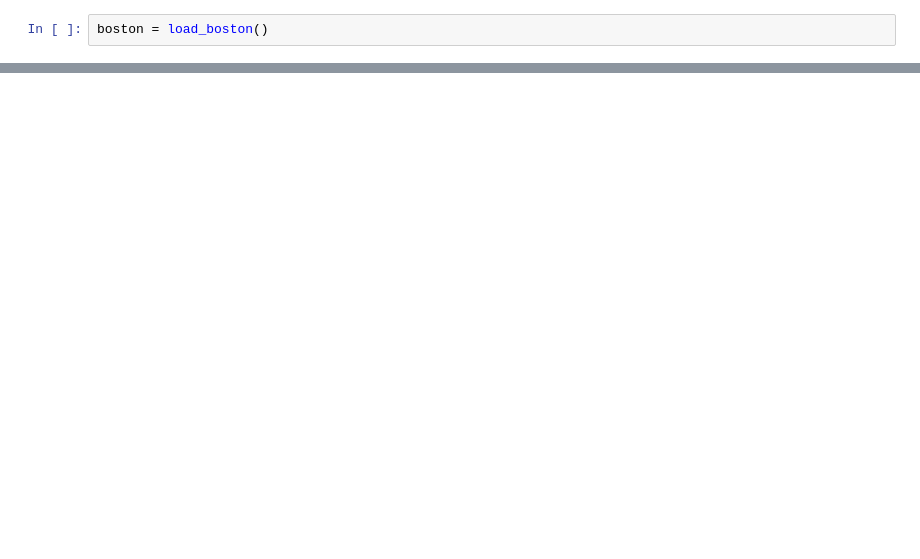
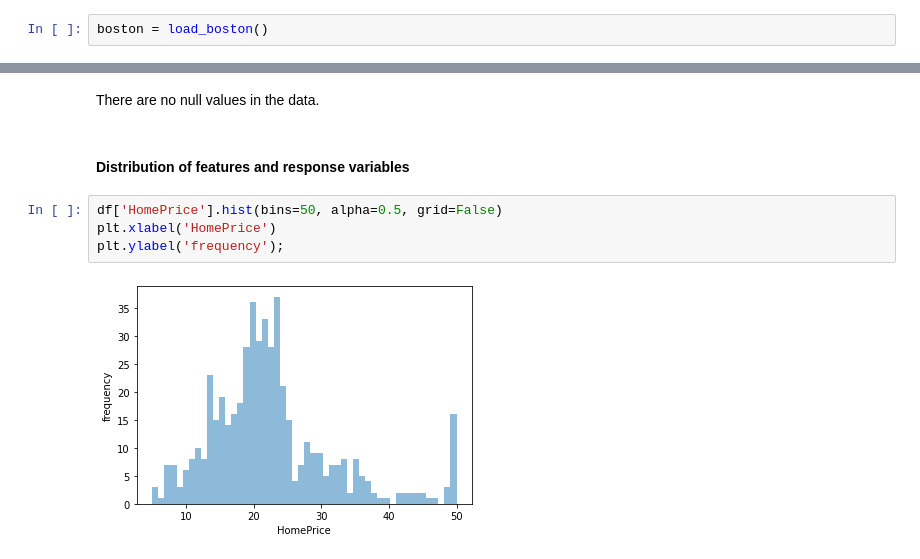
Before and after one commit to nkharche/datascience_starter, a Jupyter notebook: Boston_House_Pricing/Boston_House_Pricing.ipynb, the cells around one changed output, grey strips where cells are left out. Drawn from its saved outputs; the diff is of its cells as text; blank space fills up the shorter version.

```diff
--- a/Boston_House_Pricing/Boston_House_Pricing.ipynb
+++ b/Boston_House_Pricing/Boston_House_Pricing.ipynb
@@ -153,0 +122,10 @@ Mean squared error: 20.38
+# %% [markdown]
+There are no null values in the data.
+# %% [markdown]
+#### Distribution of features and response variables
+# %%
+df['HomePrice'].hist(bins=50, alpha=0.5, grid=False)
+plt.xlabel('HomePrice')
+plt.ylabel('frequency');
+# %% [output]
+[figure, added]
```
Also changed, not shown: parts of 83 cells of this notebook.
